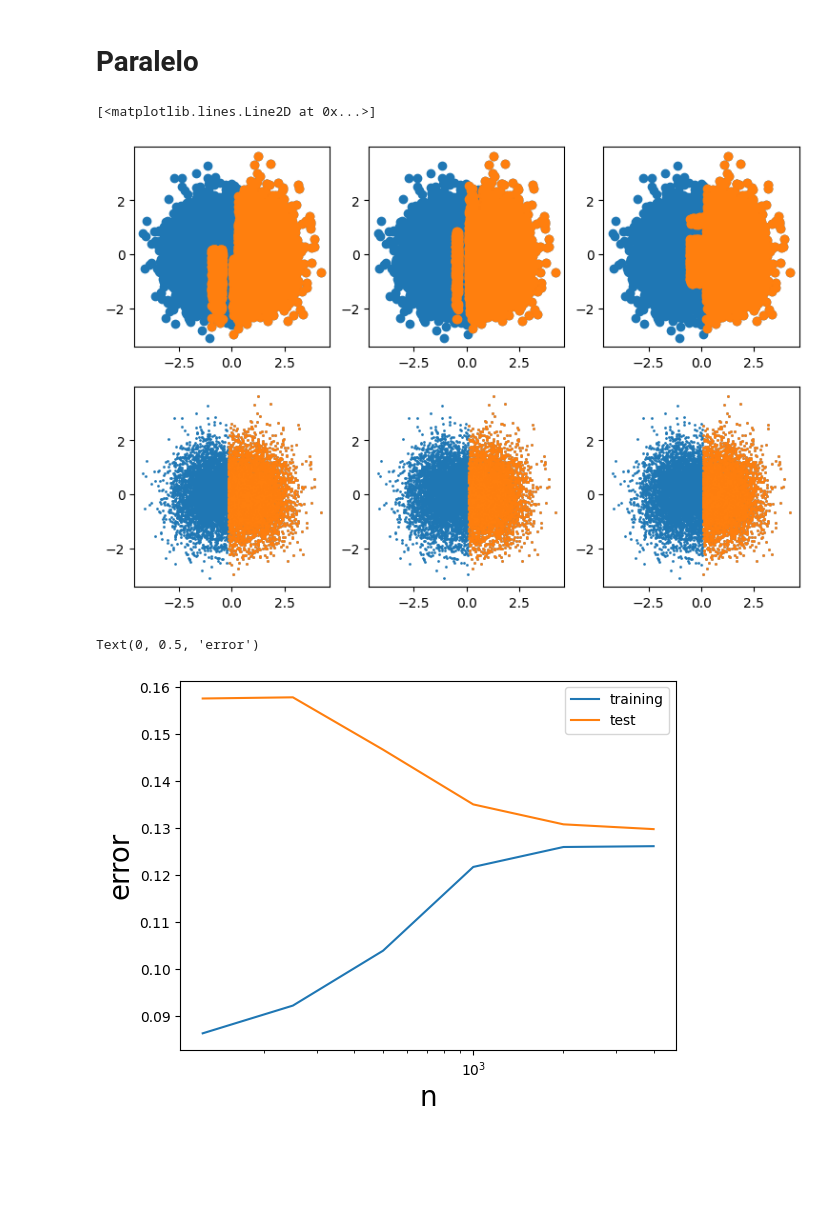
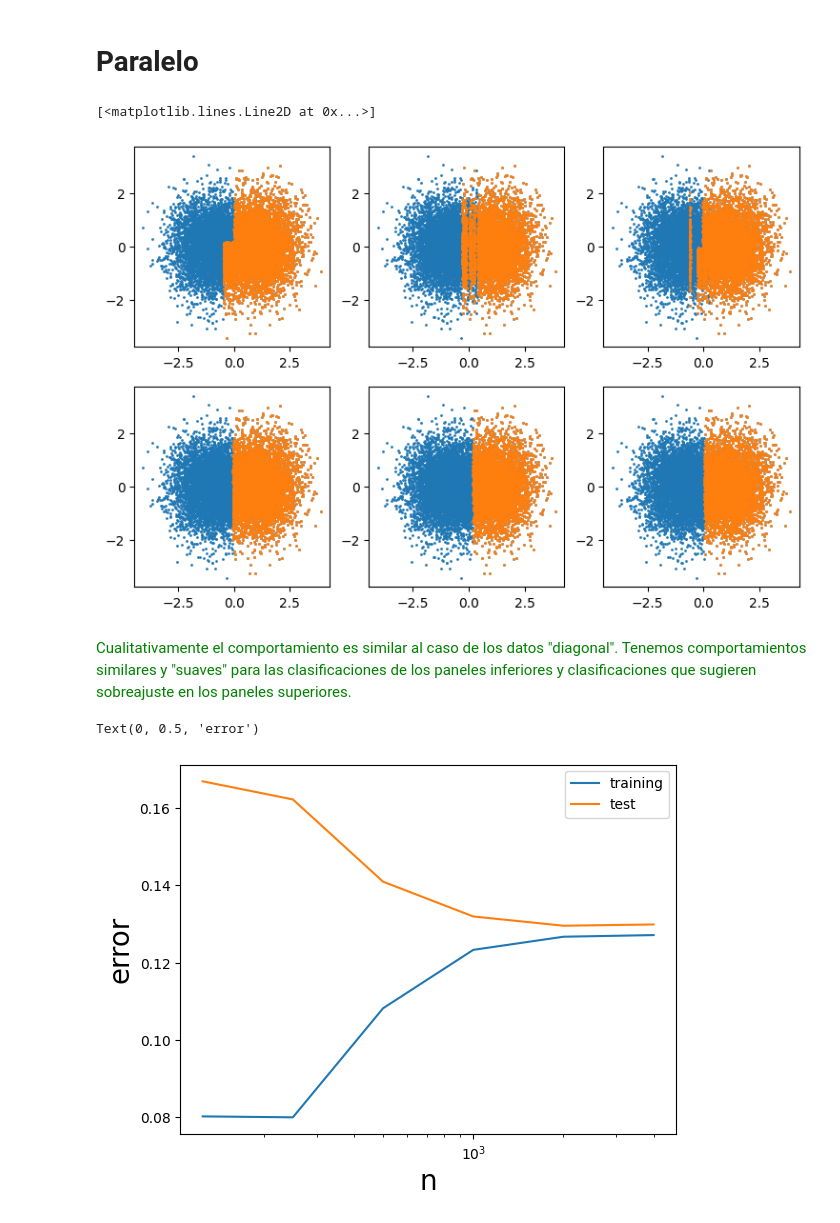
Before and after one commit to AgusMRM/IntroMachineLearning, a Jupyter notebook: tp1/Ej2.ipynb, the cells around one changed output. Drawn from its saved outputs; the diff is of its cells as text; code cells hidden in the pictures; blank space fills up the shorter version.

```diff
--- a/tp1/Ej2.ipynb
+++ b/tp1/Ej2.ipynb
@@ -85,12 +29,14 @@ a
 
 N = [125, 250, 500, 1000, 2000, 4000]
 
+#N = [12, 50, 100, 200, 500, 1000]
+
 error_training = [[],[],[],[],[],[]]
 error_test = [[],[],[],[],[],[]]
 size = [[],[],[],[],[],[]]
 
-X_plot = []
-y_plot = []
+X_plot = [[],[],[],[],[],[]]
+y_plot = [[],[],[],[],[],[]]
 y_test = []
 
 for i in range(20):
@@ -119,9 +65,9 @@ for i in range(20):
         error_test[k].append(1 - accuracy)
         size[k].append(clf.tree_.node_count)
 
-        if i==19:
-            X_plot.append(test)
-            y_plot.append(prediccion_test)
+        if i==1:
+            X_plot[k].append(test)
+            y_plot[k].append(prediccion_test)
             #y_test.append(prediccion_test)
 
 
@@ -257,38 +220,42 @@ for i in range(20):
 # %%
 plt.figure(figsize=(9,6))
 
 plt.subplot(231)
 c1, = np.where(y_plot[0]==1)
-plt.plot(X_plot[0][:,0],X_plot[0][:,1],ls='none',marker='o')
-plt.plot(X_plot[0][c1,0],X_plot[0][c1,1],ls='none',marker='o')
+plt.plot(X_plot[0][:,0],X_plot[0][:,1],ls='none',marker='o',markersize=1)
+plt.plot(X_plot[0][c1,0],X_plot[0][c1,1],ls='none',marker='o',markersize=1)
 
 plt.subplot(232)
 c1, = np.where(y_plot[1]==1)
-plt.plot(X_plot[1][:,0],X_plot[1][:,1],ls='none',marker='o')
-plt.plot(X_plot[1][c1,0],X_plot[1][c1,1],ls='none',marker='o')
+plt.plot(X_plot[1][:,0],X_plot[1][:,1],ls='none',marker='o',markersize=1)
+plt.plot(X_plot[1][c1,0],X_plot[1][c1,1],ls='none',marker='o',markersize=1)
 
 plt.subplot(233)
 c1, = np.where(y_plot[2]==1)
-plt.plot(X_plot[2][:,0],X_plot[2][:,1],ls='none',marker='o')
-plt.plot(X_plot[2][c1,0],X_plot[2][c1,1],ls='none',marker='o')
+plt.plot(X_plot[2][:,0],X_plot[2][:,1],ls='none',marker='o',markersize=1)
+plt.plot(X_plot[2][c1,0],X_plot[2][c1,1],ls='none',marker='o',markersize=1)
 
 plt.subplot(234)
 c1, = np.where(y_plot[3]==1)
 plt.plot(X_plot[3][:,0],X_plot[3][:,1],ls='none',marker='o',markersize=1)
 plt.plot(X_plot[3][c1,0],X_plot[3][c1,1],ls='none',marker='o',markersize=1)
 
 plt.subplot(235)
 c1, = np.where(y_plot[4]==1)
 plt.plot(X_plot[4][:,0],X_plot[4][:,1],ls='none',marker='o',markersize=1)
 plt.plot(X_plot[4][c1,0],X_plot[4][c1,1],ls='none',marker='o',markersize=1)
 
 plt.subplot(236)
 c1, = np.where(y_plot[5]==1)
 plt.plot(X_plot[5][:,0],X_plot[5][:,1],ls='none',marker='o',markersize=1)
 plt.plot(X_plot[5][c1,0],X_plot[5][c1,1],ls='none',marker='o',markersize=1)
 # %% [output]
 [<matplotlib.lines.Line2D at 0x...>]
-[figure, old version]
+[figure, new version]
+# %% [markdown]
+<span style="color:green;">
+    Cualitativamente el comportamiento es similar al caso de los datos "diagonal". Tenemos comportamientos similares y "suaves" para las clasificaciones de los paneles inferiores y clasificaciones que sugieren sobreajuste en los paneles superiores.
+</span>
 # %%
 # BIAS INDUCTIVO ? Al ganar informacion arriba del arbol, dividimos en dos rapidamente y nos queda ese corte feo.
 # Todo por querer hacer el arbol corto.
@@ -303,6 +270,6 @@ for distribucion in error_test:
 # %%
-plt.plot(N,error_mean_training,label='training')
-plt.plot(N,error_mean_test,label='test')
+plt.plot(N,error_mean_training_p,label='training')
+plt.plot(N,error_mean_test_p,label='test')
 plt.semilogx()
 plt.legend()
 #plt.semilogy()
@@ -310,4 +277,4 @@ plt.xlabel('n',size=20)
 plt.ylabel('error',size=20)
 # %% [output]
 Text(0, 0.5, 'error')
-[figure, old version]
+[figure, new version]
```
Also changed, not shown: parts of 19 cells of this notebook, 8 other files.
